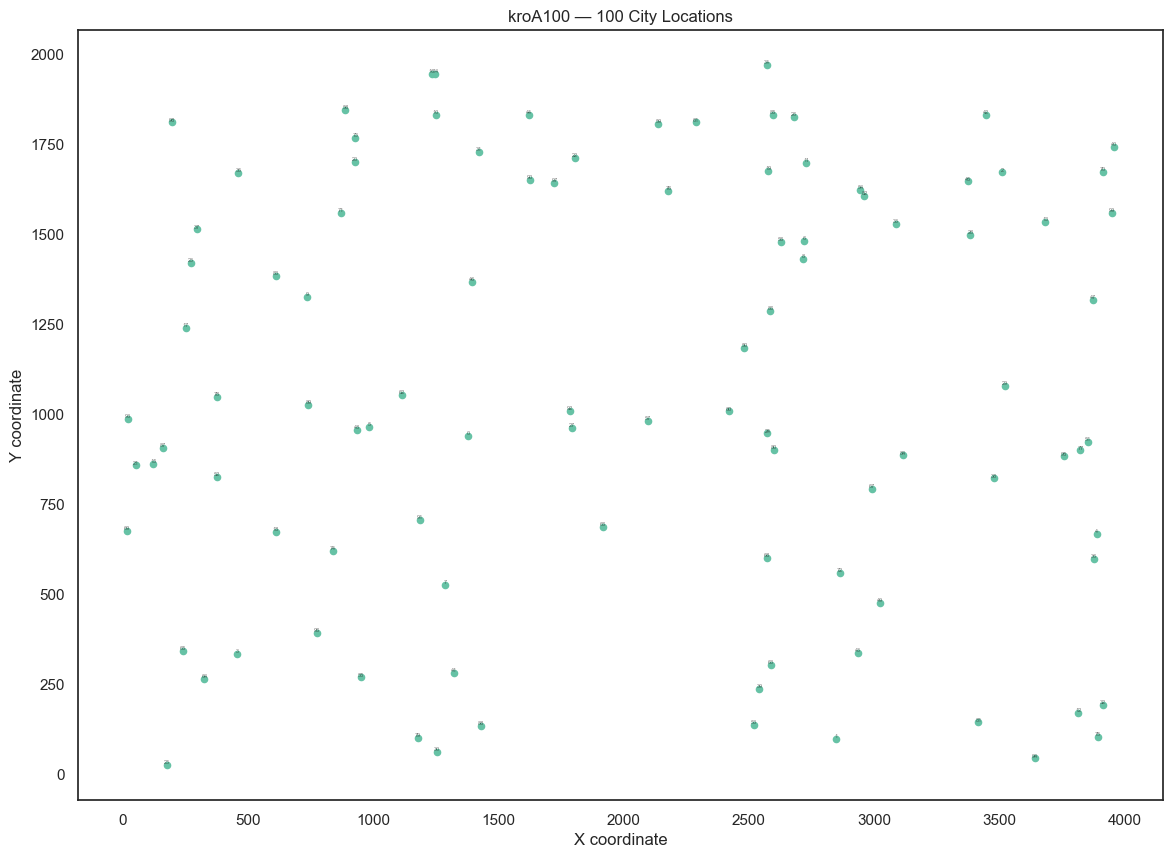
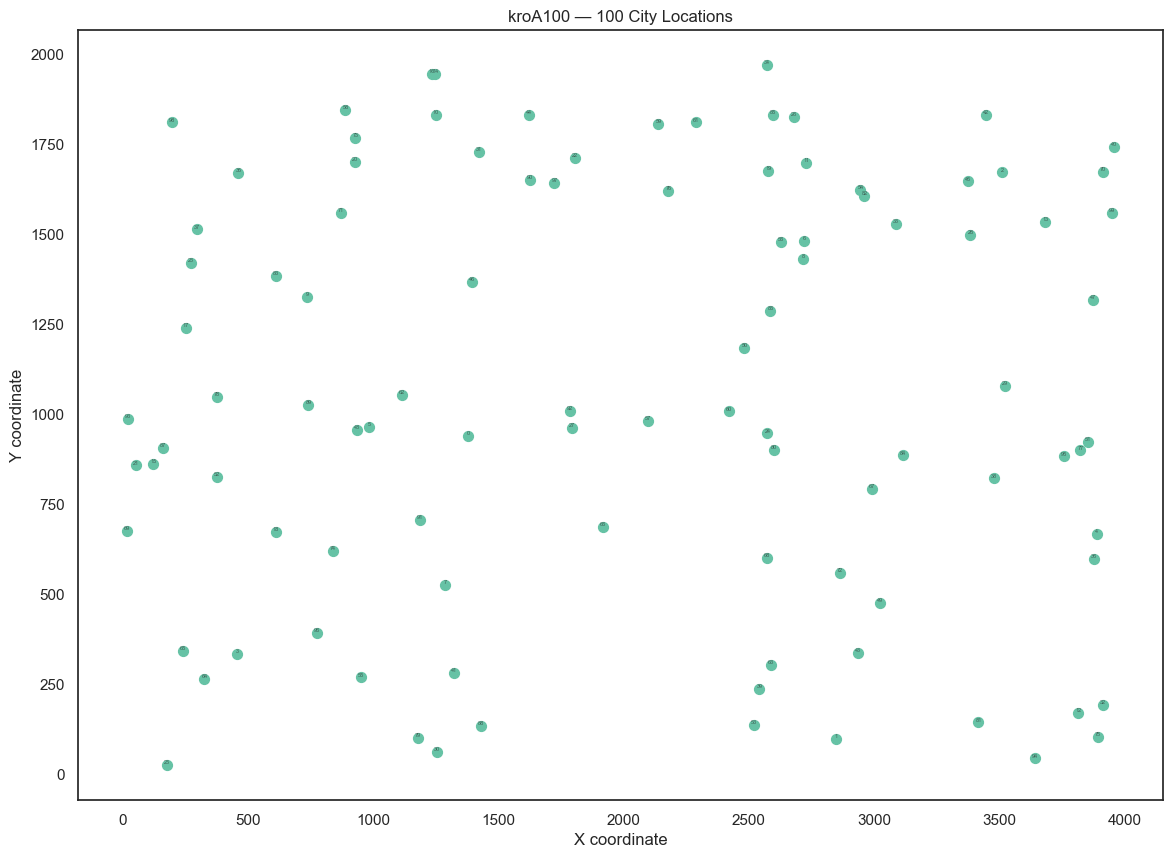
The change to this notebook cell's code, shown as a diff; its figure went from the first image to the second:
--- before
+++ after
@@ -1,4 +1,4 @@
 fig, ax = plt.subplots()
-ax.scatter(coords[:, 0], coords[:, 1], s=20, zorder=2)
+ax.scatter(coords[:, 0], coords[:, 1], s=50, zorder=2)
 for i in range(n_cities):
     ax.annotate(str(i), (coords[i, 0], coords[i, 1]),

Commit: report update